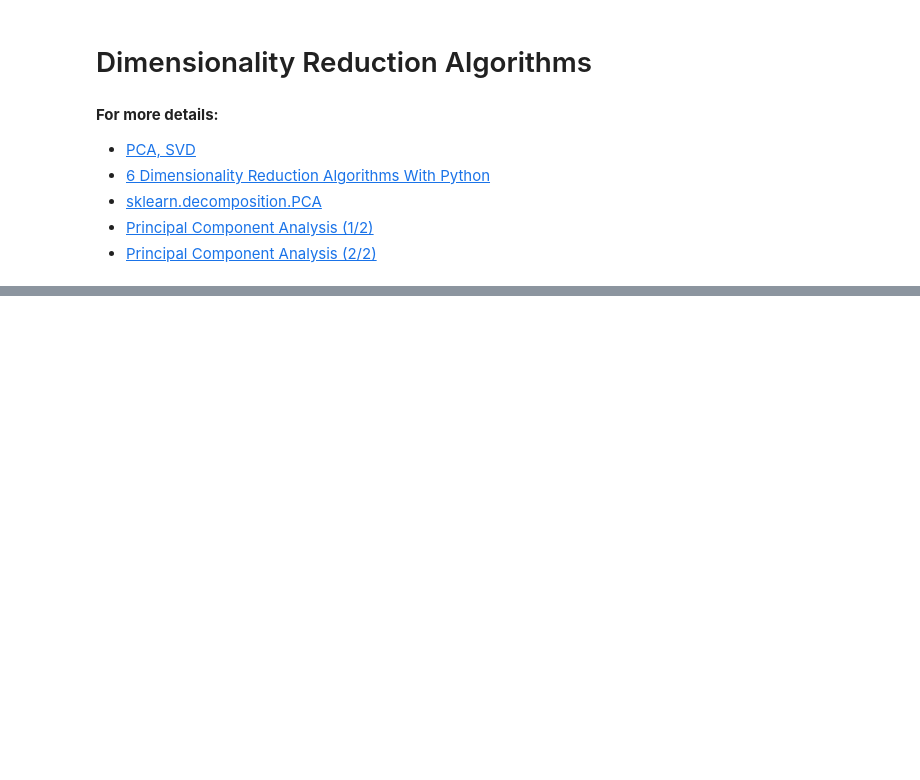
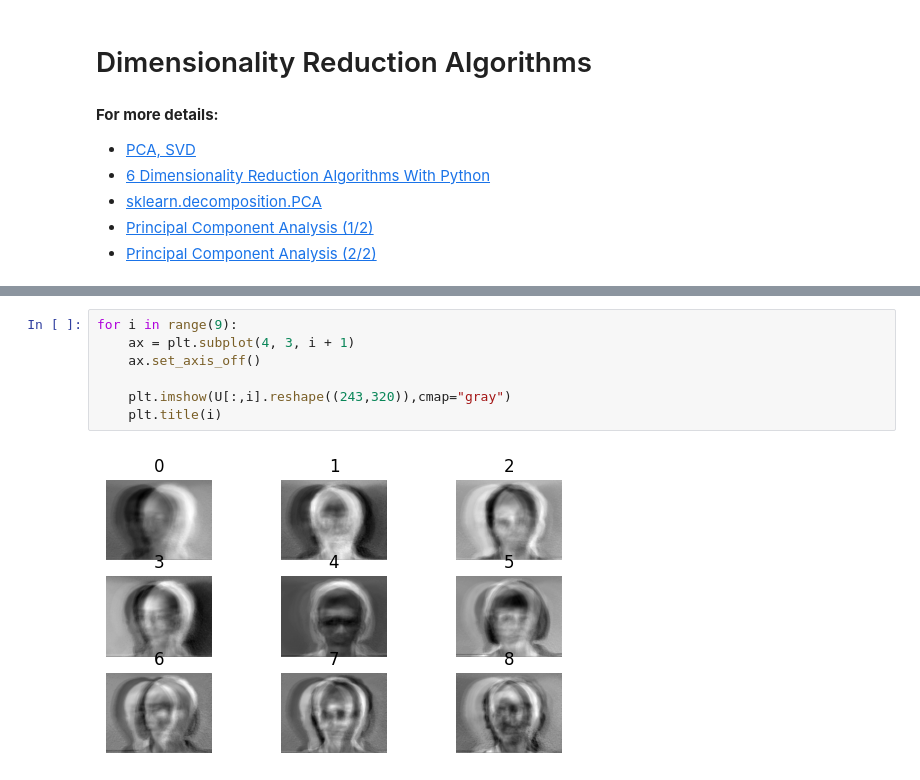
Before and after one commit to ManhDzungNguyen/Machine--Learning-Algorithms, a Jupyter notebook: notebooks/dimensionality_reduction_algorithm.ipynb, the cells around one changed output, grey strips where cells are left out. Cells and saved outputs as stored; diff of their text form; blank space fills up the shorter version.

```diff
--- a/notebooks/dimensionality_reduction_algorithm.ipynb
+++ b/notebooks/dimensionality_reduction_algorithm.ipynb
@@ -49,0 +72,9 @@ AttributeError: module 'scipy.misc' has no attribute 'imread'
+# %%
+for i in range(9):
+    ax = plt.subplot(4, 3, i + 1)
+    ax.set_axis_off()
+
+    plt.imshow(U[:,i].reshape((243,320)),cmap="gray")
+    plt.title(i)
+# %% [output]
+[figure, added]
```
Also changed, not shown: parts of 8 cells of this notebook, 1 other file.
